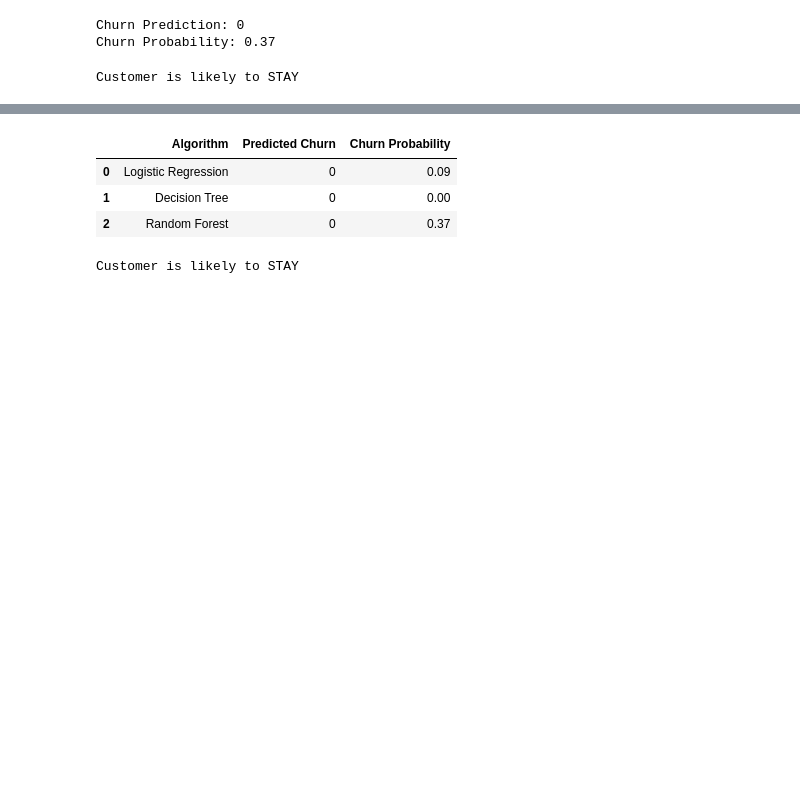
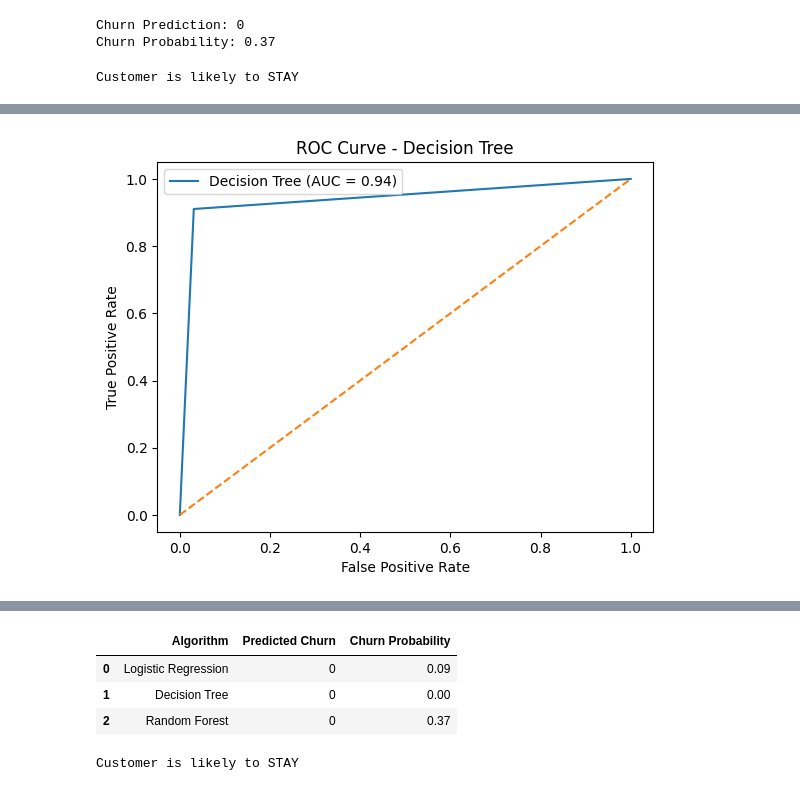
Before and after one commit to BibekSingh17/Customer_Churn_Prediction, a Jupyter notebook: Code/Ecom Churn Prediction.ipynb, the cells around one changed output, grey strips where cells are left out. Saved outputs shown, nothing was run; the diff lists cells and outputs as text; code cells hidden in the pictures; blank space fills up the shorter version.

```diff
--- a/Code/Ecom Churn Prediction.ipynb
+++ b/Code/Ecom Churn Prediction.ipynb
@@ -402,0 +423,21 @@ plt.show()
+# %%
+# Predict probabilities
+y_pred_prob_dt = dt.predict_proba(X_test)[:, 1]
+
+# Compute ROC curve
+fpr_dt, tpr_dt, thresholds_dt = roc_curve(y_test, y_pred_prob_dt)
+
+# Compute AUC
+roc_auc_dt = auc(fpr_dt, tpr_dt)
+
+# Plot ROC curve
+plt.figure()
+plt.plot(fpr_dt, tpr_dt, label=f'Decision Tree (AUC = {roc_auc_dt:.2f})')
+plt.plot([0, 1], [0, 1], linestyle='--')
+plt.xlabel('False Positive Rate')
+plt.ylabel('True Positive Rate')
+plt.title('ROC Curve - Decision Tree')
+plt.legend()
+plt.show()
+# %% [output]
+[figure, added]
```
Also changed, not shown: parts of 17 cells of this notebook.
